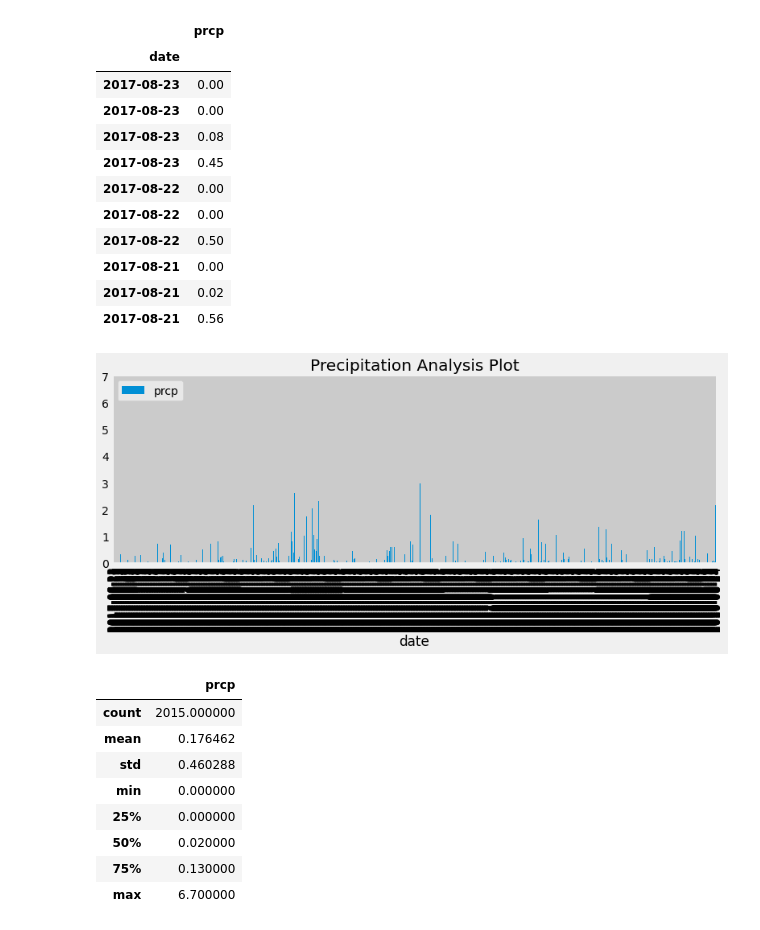
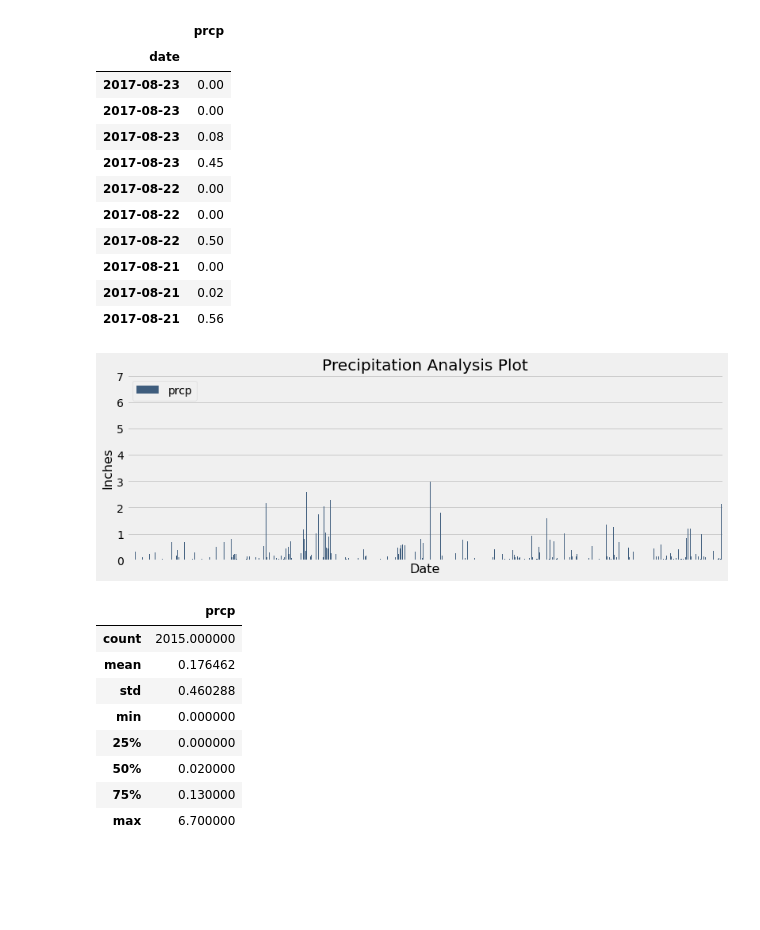
Before and after one commit to LanaPal/sqlalchemy-challenge, a Jupyter notebook: climate_starter.ipynb, the cells around one changed output. Saved outputs shown, nothing was run; the diff lists cells and outputs as text; code cells hidden in the pictures; blank space fills up the shorter version.

```diff
--- a/climate_starter.ipynb
+++ b/climate_starter.ipynb
@@ -144,13 +144,19 @@ df_clean.head(10)
 | 2017-08-21 | 0.00 |
 | 2017-08-21 | 0.02 |
 | 2017-08-21 | 0.56 |
-# %%
-# Use Pandas Plotting with Matplotlib to plot the data
-df_clean.plot.bar(figsize=(12,4),title="Precipitation Analysis Plot")
-max_yticks = 10
-plt.show()
-# %% [output]
-[figure, removed]
+# %%
+df_clean.plot.bar(by='date', figsize=(12, 4), color="#3F5D7D", title="Precipitation Analysis Plot")
+ax = plt.subplot(111)
+ax.spines["top"].set_visible(False)
+ax.spines["right"].set_visible(False)
+ax.get_xaxis().tick_bottom()
+ax.get_yaxis().tick_left()
+plt.xticks(range(2017-8-24, 2017-8-24, 2016-8-24), fontsize=14)
+plt.xlabel("Date", fontsize=16)
+plt.ylabel("Inches", fontsize=16)
+plt.show()
+# %% [output]
+[figure, added]
 # %%
 # Use Pandas to calcualte the summary statistics for the precipitation data
 df_clean.describe(include=[np.number])
```
Also changed, not shown: parts of 6 cells of this notebook.
